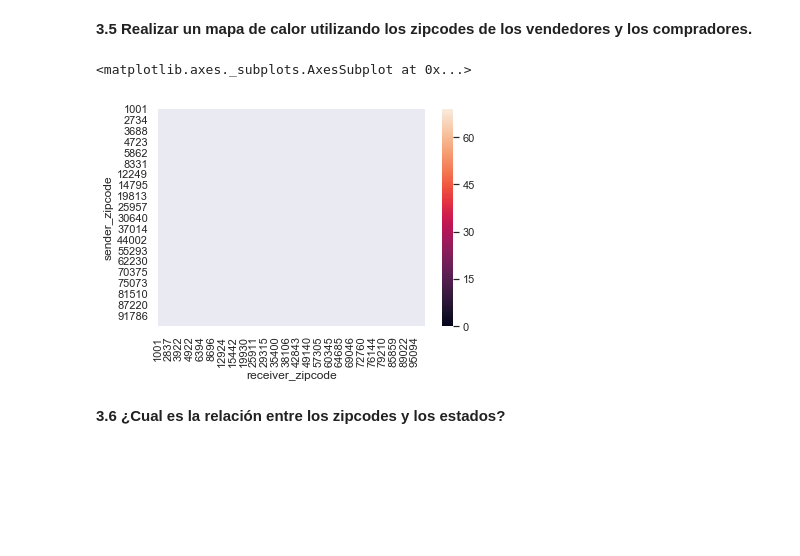
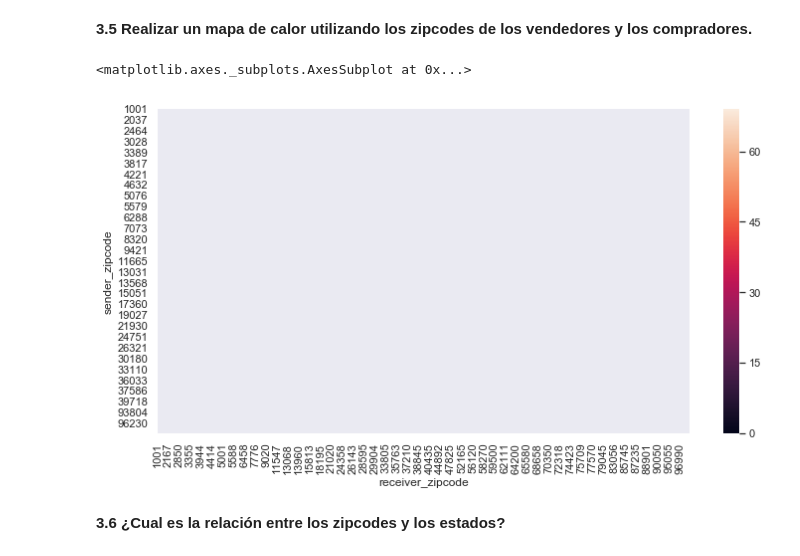
Before and after one commit to manquius/series_temporales, a Jupyter notebook: Practico1_fer.ipynb, the cells around one changed output. Cells and saved outputs as stored; diff of their text form; code cells hidden in the pictures; blank space fills up the shorter version.

Commit message:
heatmap

```diff
--- a/Practico1_fer.ipynb
+++ b/Practico1_fer.ipynb
@@ -338,11 +338,13 @@ Segun [Wikipedia](https://en.wikipedia.org/wiki/List_of_Brazilian_states_by_popu
 **3.5 Realizar un mapa de calor utilizando los zipcodes de los vendedores y los
 compradores.**
 # %%
-exp = df[['sender_zipcode', 'receiver_zipcode']]
+exp = df[df['sender_state'].isin(["SP", "MG", "RS", "RJ"])]
+exp = exp[['sender_zipcode', 'receiver_zipcode']]
 exp = exp.pivot_table(index='sender_zipcode', columns='receiver_zipcode', aggfunc=len, fill_value=0)
+plt.figure(figsize=(12,6))
 sb.heatmap(exp)
 # %% [output]
 <matplotlib.axes._subplots.AxesSubplot at 0x...>
-[figure, old version]
+[figure, new version]
 # %% [markdown]
 **3.6 ¿Cual es la relación entre los zipcodes y los estados?**
```
Also changed, not shown: parts of 2 cells of this notebook.
